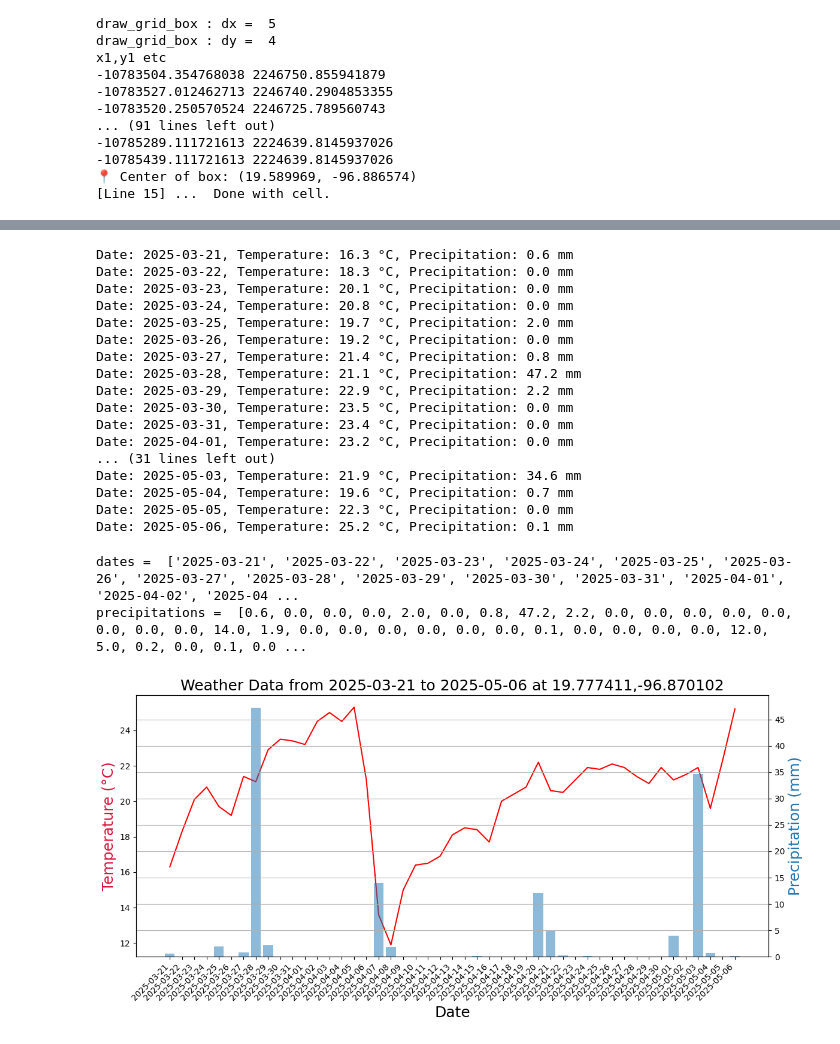
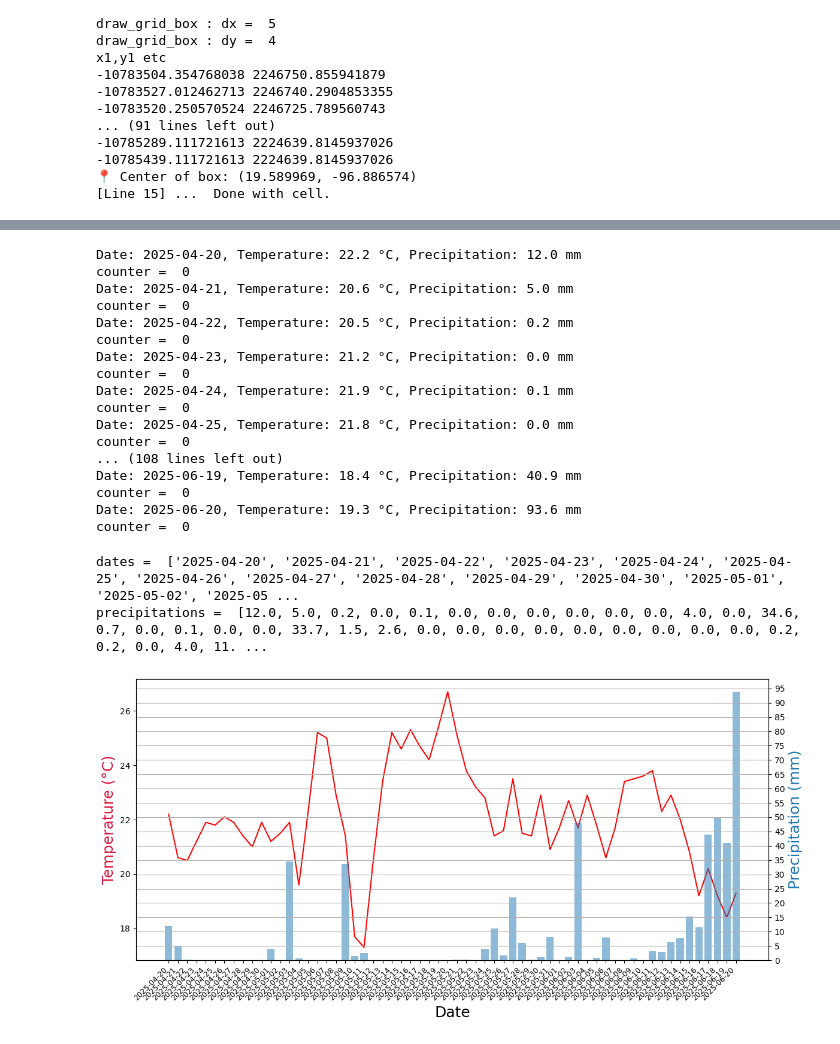
Before and after one commit to samuelflores/earth-observation, a Jupyter notebook: visualcrossing-weather.ipynb, the cells around one changed output, grey strips where cells are left out. Cells and saved outputs as stored; diff of their text form; code cells hidden in the pictures.

```diff
--- a/visualcrossing-weather.ipynb
+++ b/visualcrossing-weather.ipynb
@@ -55,10 +55,13 @@ rows = []  # collect per-date stats here
 #good dates in veracruz are 2024-01-13, 2025-01-12
 startDate = "2025-03-21"
 #startDate = "2022-05-18"
+startDate = "2025-04-20"
 
 #startDate = "2025-01-12"
 
-endDate = "2025-05-06"
+#endDate = "2025-05-06"
+endDate = "2025-06-20"
+
 #endDate = "2022-12-31"
 
 
@@ -384,37 +388,45 @@ fig.savefig("temp_precipitation_plot.png", dpi=300, bbox_inches="tight")
 # %%
-import Utils
+importlib.reload(Utils)
 # Variables
 api_key = "E6RKNQ36BSLC8EUK5S3C5AKUQ"
 location = "19.777411,-96.870102"  # Change location as needed
-start_date = "2025-03-21"
-end_date = "2025-05-06"
+#start_date = startDate #"2025-03-21"
+#end_date = "2025-05-06" # For article. Just to show context of visit.
+end_date = endDate #"2025-06-30"
 unit_group = "metric"
 
 # Fetch the weather data
-weather_data = Utils.fetch_weather_data(api_key, location, start_date, end_date, unit_group)
-
+weather_data = Utils.fetch_weather_data(api_key, location, startDate, endDate, unit_group)
+date_array = [len(weather_data)]
+temp_array= [len(weather_data)]
+precip_array= [len(weather_data)]
+counter = 0
 if weather_data:
     # Print sample data
     for day in weather_data['days']:
         print(f"Date: {day['datetime']}, Temperature: {day['temp']} °C, Precipitation: {day['precip']} mm")
+        print("counter = ", counter)
+        date_array[counter] = day['datetime']
+        temp_array[counter] = day['temp']
+        precip_array[counter] = day['precip']
 # %% [output]
-Date: 2025-03-21, Temperature: 16.3 °C, Precipitation: 0.6 mm
-Date: 2025-03-22, Temperature: 18.3 °C, Precipitation: 0.0 mm
-Date: 2025-03-23, Temperature: 20.1 °C, Precipitation: 0.0 mm
-Date: 2025-03-24, Temperature: 20.8 °C, Precipitation: 0.0 mm
-Date: 2025-03-25, Temperature: 19.7 °C, Precipitation: 2.0 mm
-Date: 2025-03-26, Temperature: 19.2 °C, Precipitation: 0.0 mm
-Date: 2025-03-27, Temperature: 21.4 °C, Precipitation: 0.8 mm
-Date: 2025-03-28, Temperature: 21.1 °C, Precipitation: 47.2 mm
-Date: 2025-03-29, Temperature: 22.9 °C, Precipitation: 2.2 mm
-Date: 2025-03-30, Temperature: 23.5 °C, Precipitation: 0.0 mm
-Date: 2025-03-31, Temperature: 23.4 °C, Precipitation: 0.0 mm
-Date: 2025-04-01, Temperature: 23.2 °C, Precipitation: 0.0 mm
-... (31 lines left out)
-Date: 2025-05-03, Temperature: 21.9 °C, Precipitation: 34.6 mm
-Date: 2025-05-04, Temperature: 19.6 °C, Precipitation: 0.7 mm
-Date: 2025-05-05, Temperature: 22.3 °C, Precipitation: 0.0 mm
-Date: 2025-05-06, Temperature: 25.2 °C, Precipitation: 0.1 mm
+Date: 2025-04-20, Temperature: 22.2 °C, Precipitation: 12.0 mm
+counter =  0
+Date: 2025-04-21, Temperature: 20.6 °C, Precipitation: 5.0 mm
+counter =  0
+Date: 2025-04-22, Temperature: 20.5 °C, Precipitation: 0.2 mm
+counter =  0
+Date: 2025-04-23, Temperature: 21.2 °C, Precipitation: 0.0 mm
+counter =  0
+Date: 2025-04-24, Temperature: 21.9 °C, Precipitation: 0.1 mm
+counter =  0
+Date: 2025-04-25, Temperature: 21.8 °C, Precipitation: 0.0 mm
+counter =  0
+... (108 lines left out)
+Date: 2025-06-19, Temperature: 18.4 °C, Precipitation: 40.9 mm
+counter =  0
+Date: 2025-06-20, Temperature: 19.3 °C, Precipitation: 93.6 mm
+counter =  0
 # %%
 
 import matplotlib.pyplot as plt
@@ -424,6 +436,7 @@ temperature_color   = "crimson"
 minTemp = 10
 maxTemp = 30
 myfontsize = 18
+startDate = "2025-05-01"
 # Plotting
 if weather_data:
     dates = [day['datetime'] for day in weather_data['days']]
@@ -431,36 +444,36 @@ if weather_data:
     precipitations = [day['precip'] for day in weather_data['days']]
     print ("dates = ",dates)
     print ("precipitations = ",precipitations)
     #fig = plt.figure(figsize=(12, 6))
 
     fig, ax = plt.subplots(figsize=(12, 6))
 
 
     #host = fig.add_axes( axes_class=HostAxes)
     ax.plot(dates, temperatures,   color='r', marker='none', label='Temperature (°C)')
 
     plt.xlabel('Date',fontsize = myfontsize)
     plt.ylabel('Temperature (°C)', color = temperature_color,fontsize = myfontsize)
 
-    plt.title(f'Weather Data from {start_date} to {end_date} at {location}',fontsize = myfontsize)
-    plt.xticks(rotation=45,ha = "right")
+    #plt.title(f'Weather Data from {startDate} to {endDate} at {location}',fontsize = myfontsize)
+    plt.xticks(rotation=45,ha = "right",fontsize=9)
 
 
     ax2 = ax.twinx()
     ax2.set_ylabel("Precipitation (mm)",color=precip_color,fontsize = myfontsize)
     #par1 = plt.get_aux_axes(viewlim_mode=None, sharex=host) # add a "parasitic" axis
     #ax2.ylabel('Precipitation', color = "blue")
     ax2.bar (dates, precipitations, color=precip_color, alpha=0.5, label='Precipitation (mm)')
-    ax2.yaxis.set_ticks(np.arange(0, 50, 5))
+    ax2.yaxis.set_ticks(np.arange(0, 100, 5))
     ax2.grid(visible=None, which='major', axis='both')
 
     #for tick in plt.xaxis.get_majorticklabels():
     #    tick.set_horizontalalignment("right")
     #plt.legend()
     plt.tight_layout()
     plt.show()
     fig.savefig("temp_precipitation_only.png", dpi=300, bbox_inches="tight")
 # %% [output]
-dates =  ['2025-03-21', '2025-03-22', '2025-03-23', '2025-03-24', '2025-03-25', '2025-03-26', '2025-03-27', '2025-03-28', '2025-03-29', '2025-03-30', '2025-03-31', '2025-04-01', '2025-04-02', '2025-04 ...
-precipitations =  [0.6, 0.0, 0.0, 0.0, 2.0, 0.0, 0.8, 47.2, 2.2, 0.0, 0.0, 0.0, 0.0, 0.0, 0.0, 0.0, 0.0, 14.0, 1.9, 0.0, 0.0, 0.0, 0.0, 0.0, 0.0, 0.1, 0.0, 0.0, 0.0, 0.0, 12.0, 5.0, 0.2, 0.0, 0.1, 0.0 ...
+dates =  ['2025-04-20', '2025-04-21', '2025-04-22', '2025-04-23', '2025-04-24', '2025-04-25', '2025-04-26', '2025-04-27', '2025-04-28', '2025-04-29', '2025-04-30', '2025-05-01', '2025-05-02', '2025-05 ...
+precipitations =  [12.0, 5.0, 0.2, 0.0, 0.1, 0.0, 0.0, 0.0, 0.0, 0.0, 0.0, 4.0, 0.0, 34.6, 0.7, 0.0, 0.1, 0.0, 0.0, 33.7, 1.5, 2.6, 0.0, 0.0, 0.0, 0.0, 0.0, 0.0, 0.0, 0.0, 0.0, 0.2, 0.2, 0.0, 4.0, 11. ...
-[figure, old version]
+[figure, new version]
```
Also changed, not shown: parts of 3 cells of this notebook.
